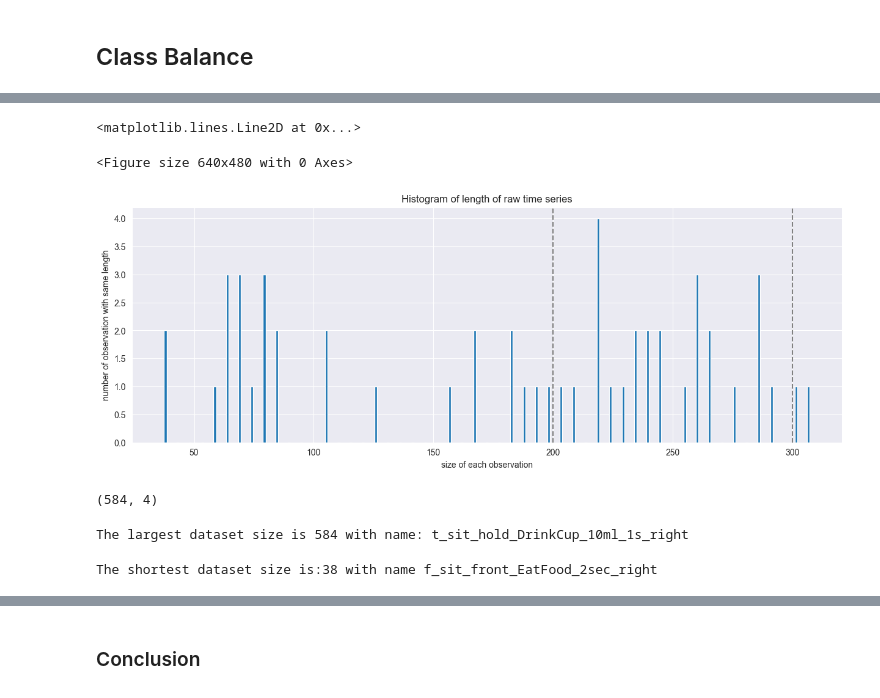
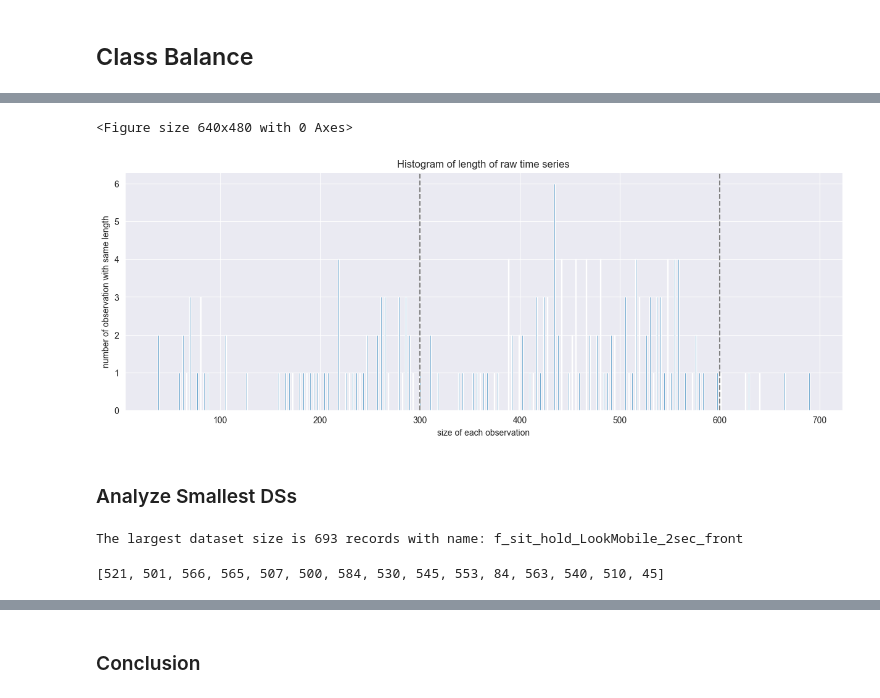
Before and after one commit to JacquelineBashta/Flutter_ArduinoConnect, a Jupyter notebook: 02_Modeling/01_MergeData_EDA.ipynb, the cells around one changed output, grey strips where cells are left out. Drawn from its saved outputs; the diff is of its cells as text; code cells hidden in the pictures.

```diff
--- a/02_Modeling/01_MergeData_EDA.ipynb
+++ b/02_Modeling/01_MergeData_EDA.ipynb
@@ -35,7 +37,7 @@ START_T_COUNT = 0
 START_F_COUNT = 500
 
 path = r'D:\_1_Technicals\DataScience_Bootcamp\Final_project\Flutter_ArduinoConnect\00_DataSets'
-filenames = glob.glob(path + "/*.csv")
+filenames = glob.glob(path + "/**/*.csv")
 
 # shuffeling the files as its always ordered alphabetic
 random.seed(10)
@@ -66,13 +68,13 @@ for filename in shuffled_filenames:
 
 
     if df.action.str.startswith("t_").sum():
-        df["label"]= 1
-        df["action_num"] = num_t # 0 - 30
-        num_t +=1
+        df["label"] = 1
+        df["action_num"] = num_t # 0 - 499
+        num_t += 1
     else:
-        df["label"]= 0
-        df["action_num"] = num_f # 100 - 122
-        num_f +=1
+        df["label"] = 0
+        df["action_num"] = num_f # 500 - 1000
+        num_f += 1
 
     df = df.drop(columns="time").reset_index().rename(columns={"index":"time"})
     dfs.append(df)
@@ -151,22 +179,21 @@ len(df_all.action_num.unique())
 # %%
 ### Length of time series
 action_num_list = df_all.action_num.unique()
 series_length = list()
 for act in action_num_list:
     series_length.append(df_all[(df_all.action_num == act)].shape[0])
 plt.figure(2)
 plt.figure(figsize=(15,5))
 plt.title('Histogram of length of raw time series')
-plt.hist(series_length,bins=len(action_num_list),rwidth=0.2,align='left');
+plt.hist(series_length,bins=len(action_num_list),rwidth=0.3,align='left');
 #plt.xlim(0,350)
 plt.xlabel("size of each observation")
-plt.ylabel("number of observation with same length");
-plt.axvline(200, color="grey",linestyle="dashed")
+plt.ylabel("number of observation with same length")
 plt.axvline(300, color="grey",linestyle="dashed")
+plt.axvline(600, color="grey",linestyle="dashed");
 # %% [output]
-<matplotlib.lines.Line2D at 0x...>
+<Figure size 640x480 with 0 Axes>
-<Figure size 640x480 with 0 Axes>
-[figure, old version]
+[figure, new version]
 # %%
 # There is too small and too large datasets
 # lets analyze which is which
@@ -177,17 +204,9 @@ for act in action_num_list:
 each_series_length.sort()
-# %%
-each_series_length[-1]
-# %% [output]
-(584, 4)
+# %% [markdown]
+### Analyze Smallest DSs
 # %%
 #check the largest dataset
 dataset_name = df_all[df_all.action_num == each_series_length[-1][1]].action.unique()[0]
-print(f"The largest dataset size is {each_series_length[-1][0]} with name: {dataset_name}")
+print(f"The largest dataset size is {each_series_length[-1][0]} records with name: {dataset_name}")
 # %% [output]
-The largest dataset size is 584 with name: t_sit_hold_DrinkCup_10ml_1s_right
+The largest dataset size is 693 records with name: f_sit_hold_LookMobile_2sec_front
-# %%
-#check the smallest datasets
-dataset_name = df_all[df_all.action_num == each_series_length[0][1]].action.unique()[0]
-print(f"The shortest dataset size is:{each_series_length[0][0]} with name {dataset_name}")
-# %% [output]
-The shortest dataset size is:38 with name f_sit_front_EatFood_2sec_right
@@ -193,0 +218,4 @@ The shortest dataset size is:38 with name f_sit_front_EatFood_2sec_right
+# %%
+small_tests
+# %% [output]
+[521, 501, 566, 565, 507, 500, 584, 530, 545, 553, 84, 563, 540, 510, 45]
```
Also changed, not shown: parts of 16 cells of this notebook, 11 other files.
